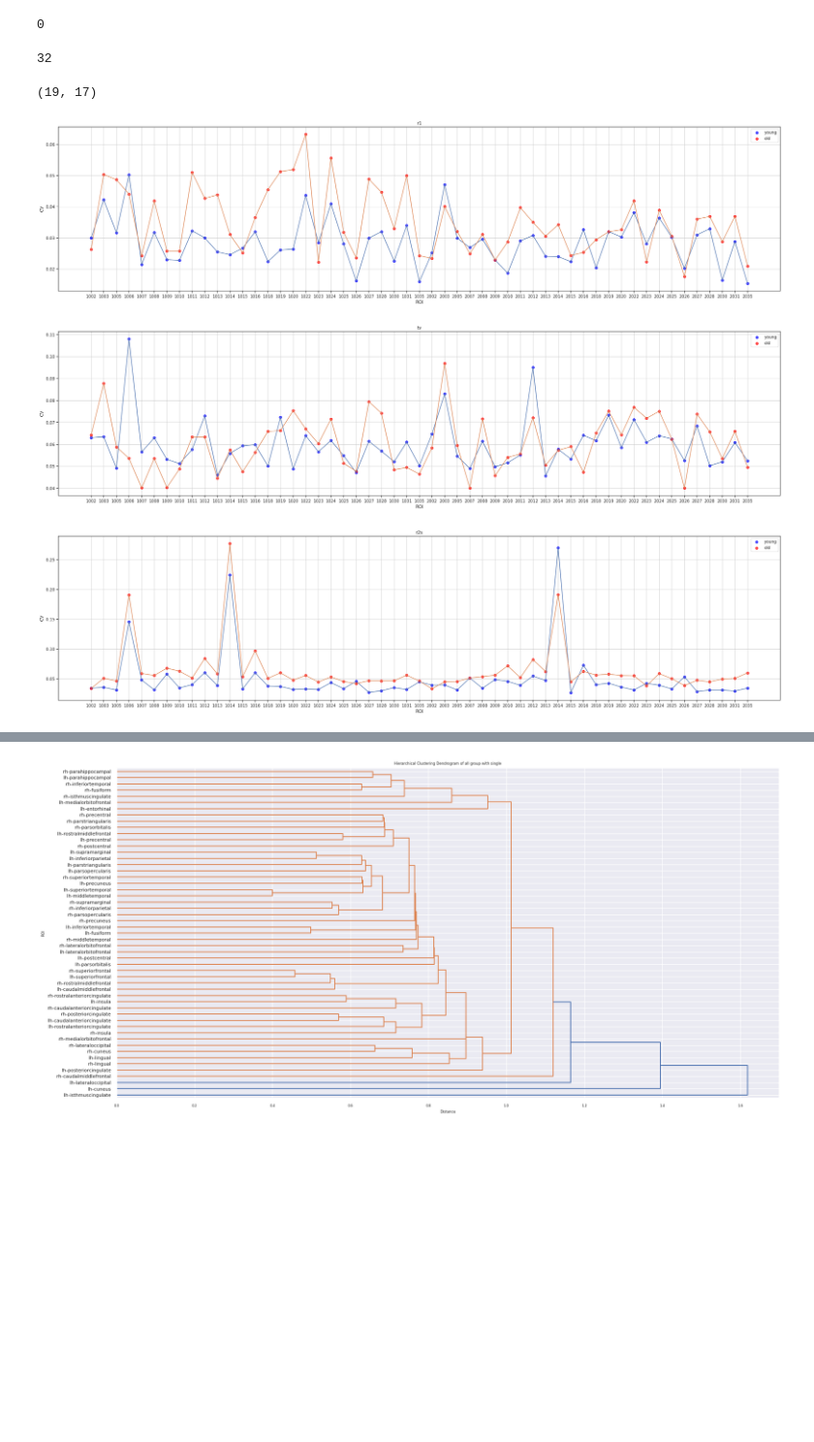
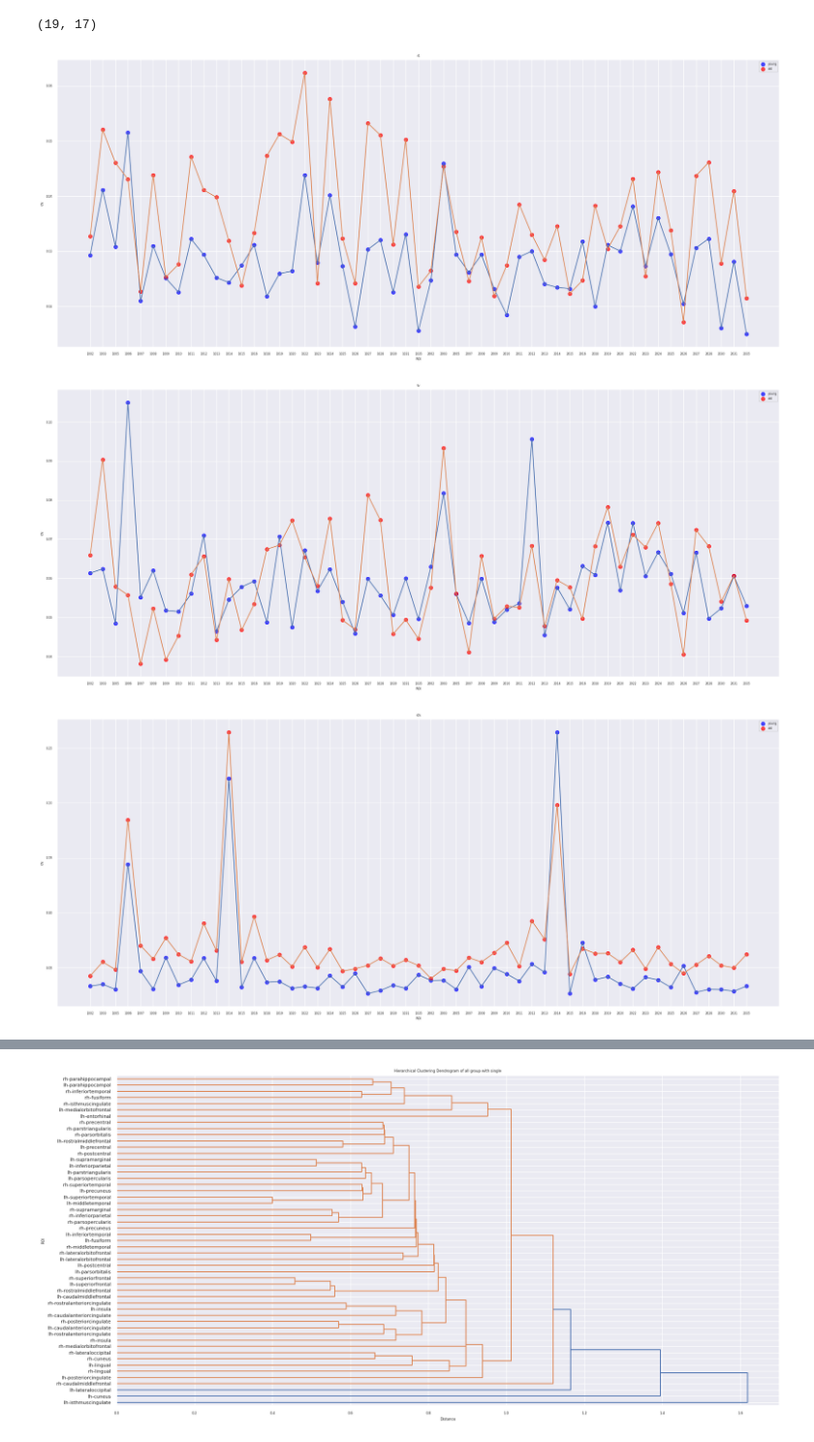
Before and after one commit to NivAm12/qMRI_Analyzer, a Jupyter notebook: analyze_data.ipynb, the cells around one changed output, grey strips where cells are left out. Shown at 97% size. Drawn from its saved outputs; the diff is of its cells as text; code cells hidden in the pictures; blank space fills up the shorter version.

```diff
--- a/analyze_data.ipynb
+++ b/analyze_data.ipynb
@@ -70,15 +72,3 @@ brain_path = os.path.join(data_path, os.listdir(data_path)[0], constants.MAP_R1)
-# %%
-os.system(f'freeview -v {brain_path} {seg_path}:colormap=lut &')
-# %% [output]
-0
-# %%
-# remove outliers
-# chosen_data[chosen_data.subjects == 'H036_EV'].Age.iloc[0]
-
-chosen_data = chosen_data[~chosen_data.subjects.isin(['H047_DC', 'H054_AE', 'H037_YB', 'H036_EV'])]
-chosen_data.subjects.nunique()
-# %% [output]
-32
 # %%
 group_a_name, group_b_name, col_divider, threshold = constants.YOUNG, constants.OLD, 'Age', constants.AGE_THRESHOLD
 young_subjects, old_subjects = StatisticsWrapper.seperate_data_to_two_groups(chosen_data, col_divider, threshold)
@@ -130,9 +120,9 @@ def calculate_cv_for_subjects(data_groups, group_by_param, params, x_axis, use_r
 # %%
 group_by_param = 'ROI'
 x_axis = 'ROI'
 data_groups = [(young_subjects, 'blue', 'young'), (old_subjects, 'red', 'old')]
-calculate_cv_for_subjects(data_groups, group_by_param, params_to_work_with, x_axis, use_reg=False, fig_size=(35, 8), connect_scatter=True)
+calculate_cv_for_subjects(data_groups, group_by_param, params_to_work_with, x_axis, use_reg=False, fig_size=(25, 10), connect_scatter=True)
 # %% [output]
-[figure, old version]
+[figure, new version]
-[figure, old version]
+[figure, new version]
-[figure, old version]
+[figure, new version]
```
Also changed, not shown: parts of 7 cells of this notebook.
